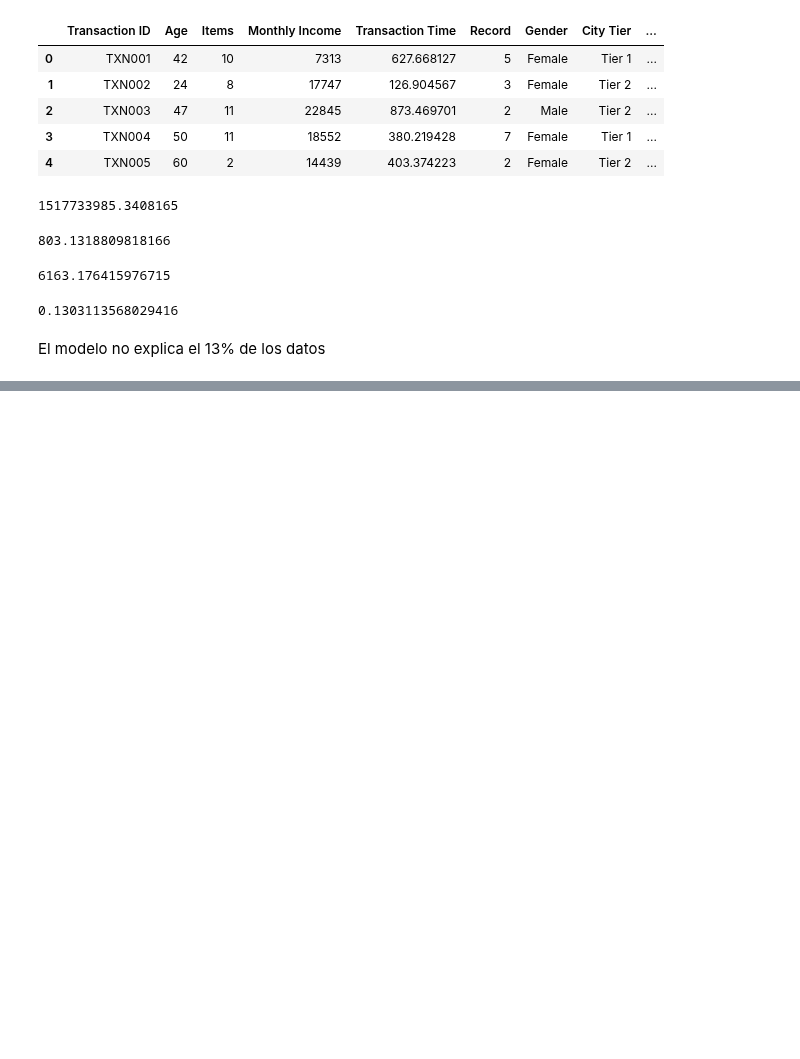
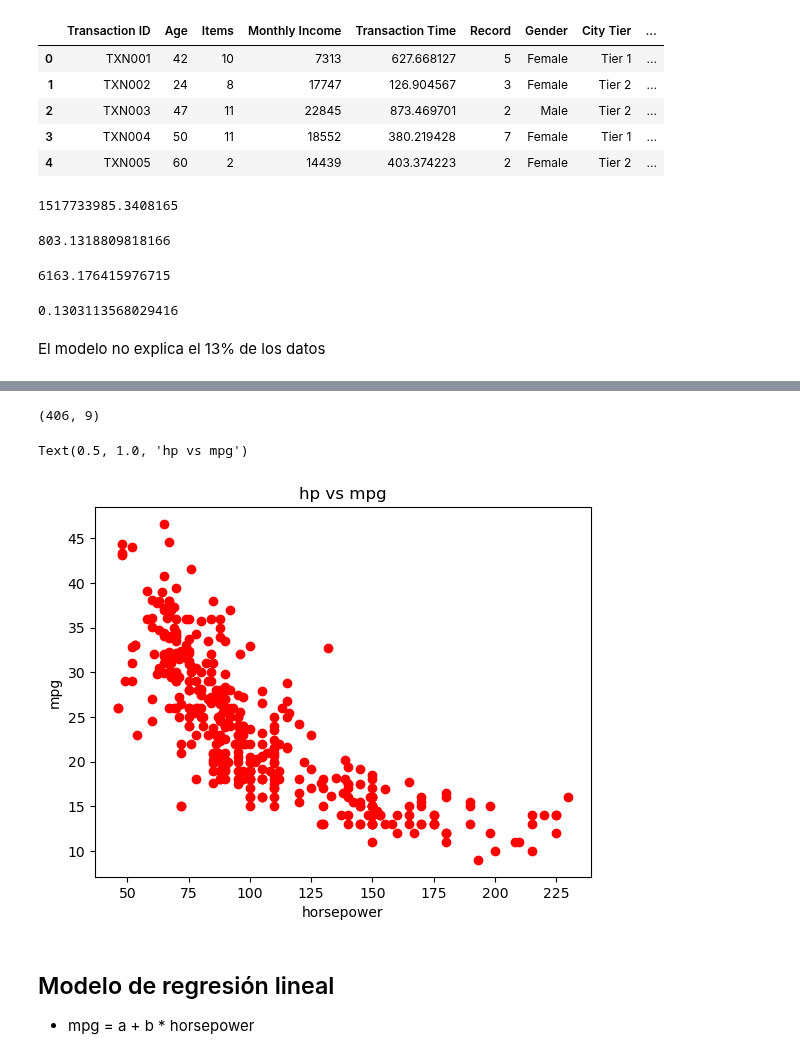
Before and after one commit to Chefi/python-ml-course, a Jupyter notebook: notebooks/Modelos de Regresion en Python Mi Notebook.ipynb, the cells around one changed output, grey strips where cells are left out. Drawn from its saved outputs; the diff is of its cells as text; code cells hidden in the pictures; blank space fills up the shorter version.

```diff
--- a/notebooks/Modelos de Regresion en Python Mi Notebook.ipynb
+++ b/notebooks/Modelos de Regresion en Python Mi Notebook.ipynb
@@ -929,0 +1063,3 @@ El modelo no explica el 13% de los datos
+# %%
+data_auto = pd.read_csv("../datasets/auto/auto-mpg.csv")
+data_auto.head()
@@ -929,0 +1073,4 @@ El modelo no explica el 13% de los datos
+# %%
+data_auto.shape
+# %% [output]
+(406, 9)
@@ -929,0 +1079,14 @@ El modelo no explica el 13% de los datos
+# %%
+data_auto["mpg"] = data_auto["mpg"].dropna()
+data_auto["horsepower"] = data_auto["horsepower"].dropna()
+# %%
+plt.plot(data_auto["horsepower"],data_auto["mpg"], "ro")
+plt.xlabel("horsepower")
+plt.ylabel("mpg")
+plt.title("hp vs mpg")
+# %% [output]
+Text(0.5, 1.0, 'hp vs mpg')
+[figure, added]
+# %% [markdown]
+## Modelo de regresión lineal
+* mpg = a + b * horsepower
```
Also changed, not shown: parts of 21 cells of this notebook.
